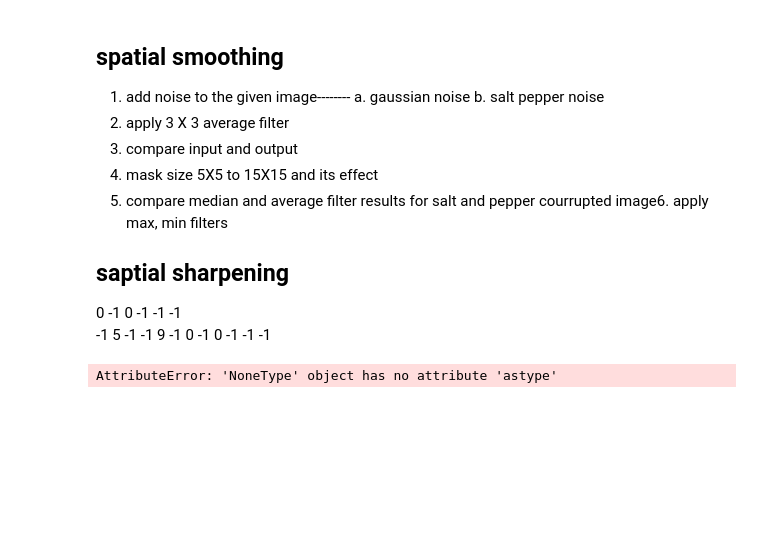
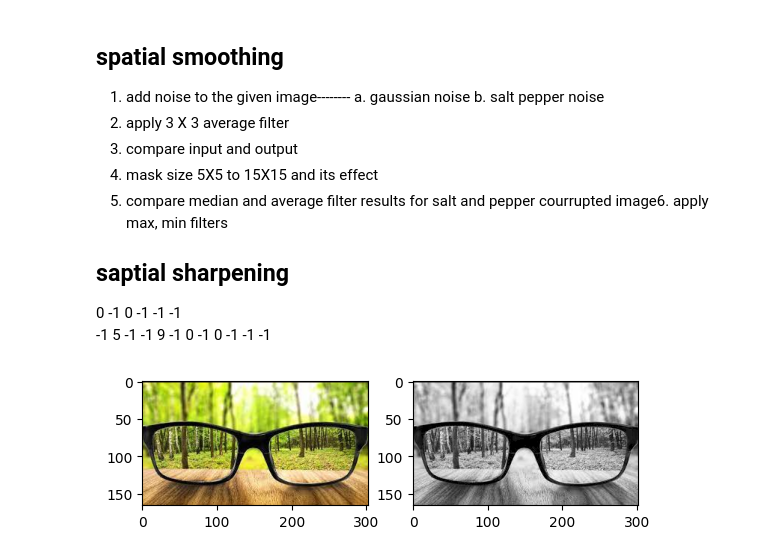
Before and after one commit to shruti-sharma12/IPPR-LAB, a Jupyter notebook: ippr(lab3).ipynb, the cells around one changed output. Saved outputs shown, nothing was run; the diff lists cells and outputs as text; code cells hidden in the pictures; blank space fills up the shorter version.

```diff
--- a/ippr(lab3).ipynb
+++ b/ippr(lab3).ipynb
@@ -30,14 +30,12 @@ saptial sharpening
 import cv2
 import numpy as np
 from matplotlib import pyplot as plt
-# %%
-# Load an image
-image = cv2.imread("image.avif", cv2.IMREAD_GRAYSCALE)
-# Check the data type of the image
-
-# Convert the image data type to float32 (if needed)
-image = image.astype('float32')
-
-plt.show(image)
-# %% [output]
-AttributeError: 'NoneType' object has no attribute 'astype'
+# %%
+image = cv2.imread('/content/glass.png')
+gray_image = cv2.imread('glass.png', cv2.IMREAD_GRAYSCALE)
+plt.subplot(1,2,1)
+plt.imshow(cv2.cvtColor(image,cv2.COLOR_BGR2RGB));
+plt.subplot(1,2,2)
+plt.imshow(gray_image,cmap='gray');
+# %% [output]
+[figure, added]
```
Also changed, not shown: parts of 20 cells of this notebook.
